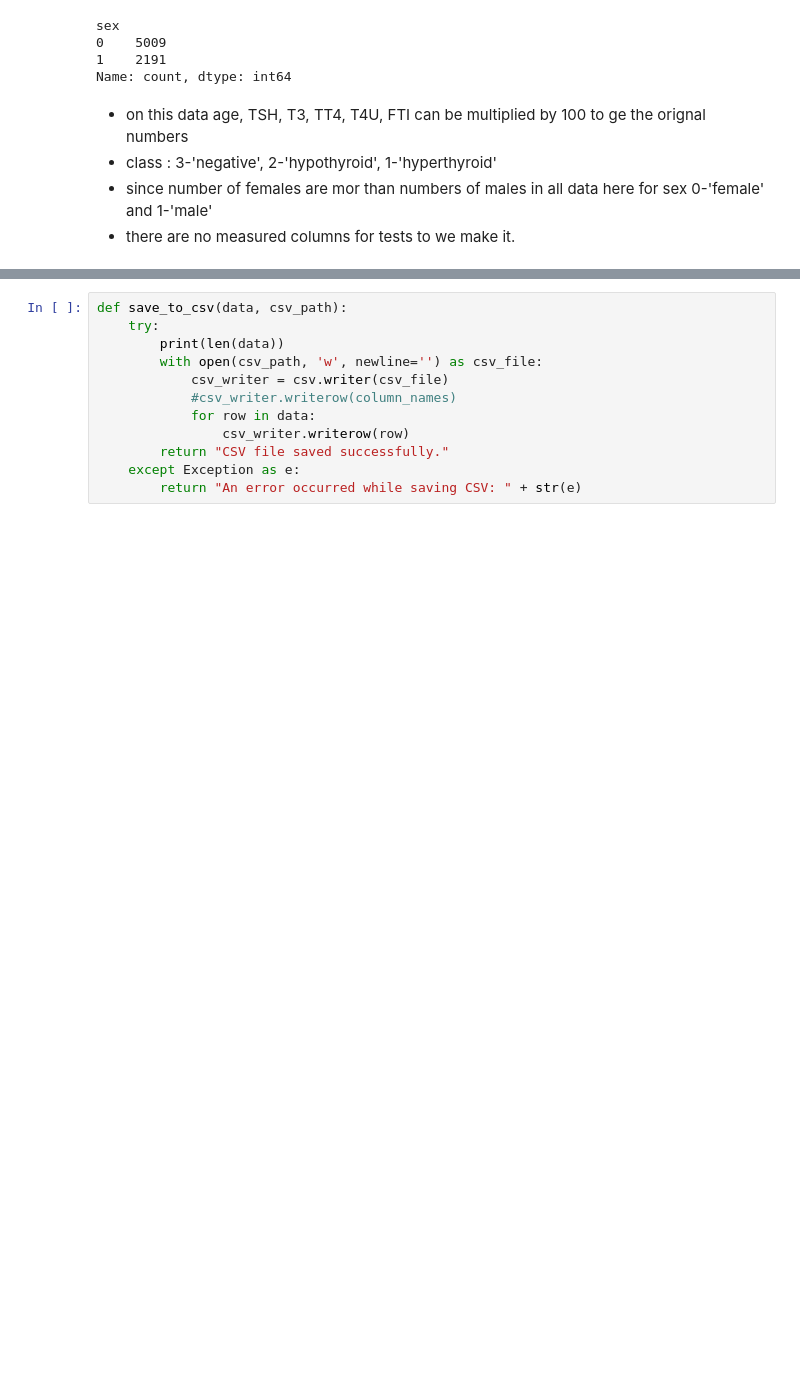
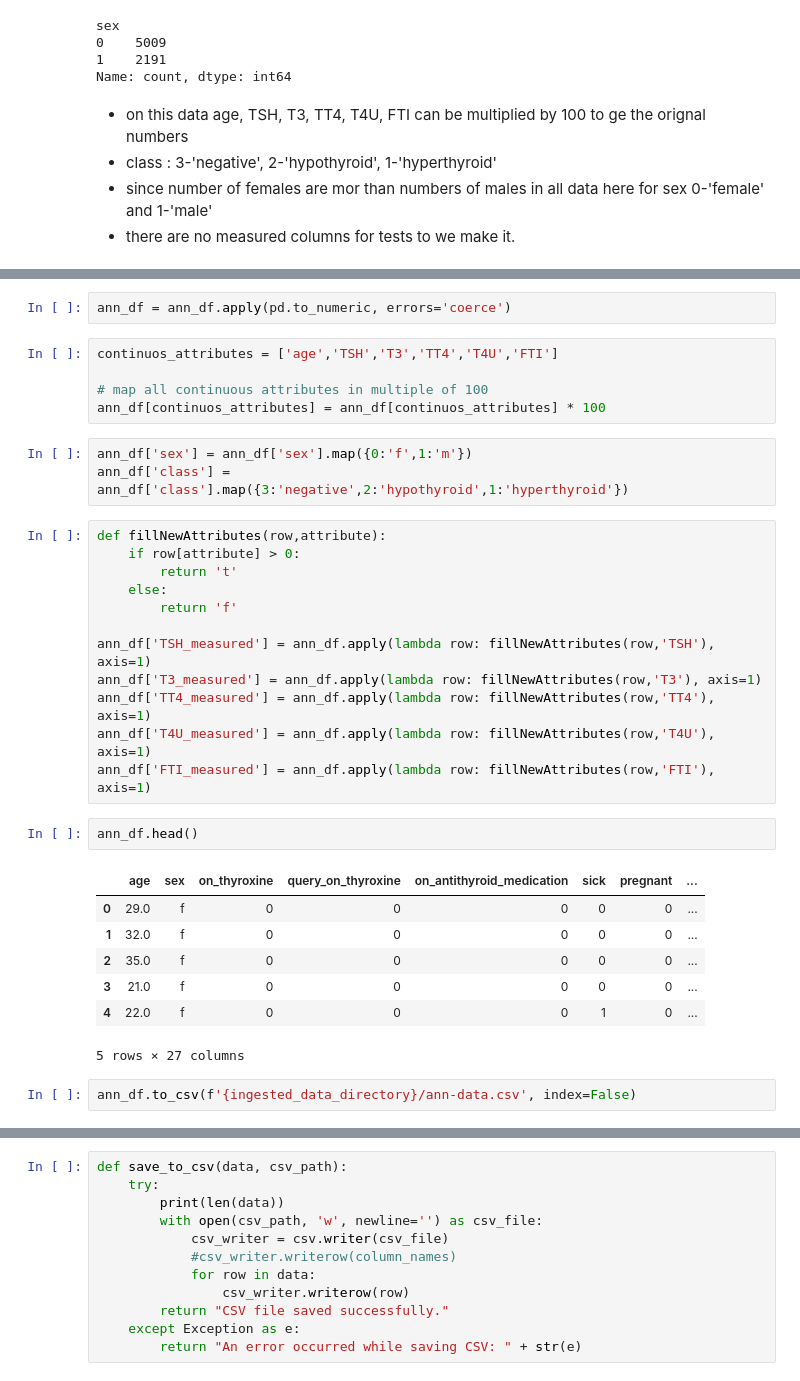
Before and after one commit to akash-soni/Thyroid-disease-detection, a Jupyter notebook: research/dataingestion.ipynb, the cells around one changed output, grey strips where cells are left out. Saved outputs shown, nothing was run; the diff lists cells and outputs as text; blank space fills up the shorter version.

Commit message:
data created

```diff
--- a/research/dataingestion.ipynb
+++ b/research/dataingestion.ipynb
@@ -374,0 +393,34 @@ Name: count, dtype: int64
+# %%
+ann_df = ann_df.apply(pd.to_numeric, errors='coerce')
+# %%
+continuos_attributes = ['age','TSH','T3','TT4','T4U','FTI']
+
+# map all continuous attributes in multiple of 100
+ann_df[continuos_attributes] = ann_df[continuos_attributes] * 100
+# %%
+ann_df['sex'] = ann_df['sex'].map({0:'f',1:'m'})
+ann_df['class'] = ann_df['class'].map({3:'negative',2:'hypothyroid',1:'hyperthyroid'})
+# %%
+def fillNewAttributes(row,attribute):
+    if row[attribute] > 0:
+        return 't'
+    else:
+        return 'f'
+
+ann_df['TSH_measured'] = ann_df.apply(lambda row: fillNewAttributes(row,'TSH'), axis=1)
+ann_df['T3_measured'] = ann_df.apply(lambda row: fillNewAttributes(row,'T3'), axis=1)
+ann_df['TT4_measured'] = ann_df.apply(lambda row: fillNewAttributes(row,'TT4'), axis=1)
+ann_df['T4U_measured'] = ann_df.apply(lambda row: fillNewAttributes(row,'T4U'), axis=1)
+ann_df['FTI_measured'] = ann_df.apply(lambda row: fillNewAttributes(row,'FTI'), axis=1)
+# %%
+ann_df.head()
+# %% [output]
+|  | age | sex | on_thyroxine | query_on_thyroxine | on_antithyroid_medication | sick | pregnant | ... |
+| 0 | 29.0 | f | 0 | 0 | 0 | 0 | 0 | ... |
+| 1 | 32.0 | f | 0 | 0 | 0 | 0 | 0 | ... |
+| 2 | 35.0 | f | 0 | 0 | 0 | 0 | 0 | ... |
+| 3 | 21.0 | f | 0 | 0 | 0 | 0 | 0 | ... |
+| 4 | 22.0 | f | 0 | 0 | 0 | 1 | 0 | ... |
+5 rows × 27 columns
+# %%
+ann_df.to_csv(f'{ingested_data_directory}/ann-data.csv', index=False)
```
Also changed, not shown: parts of 32 cells of this notebook.
